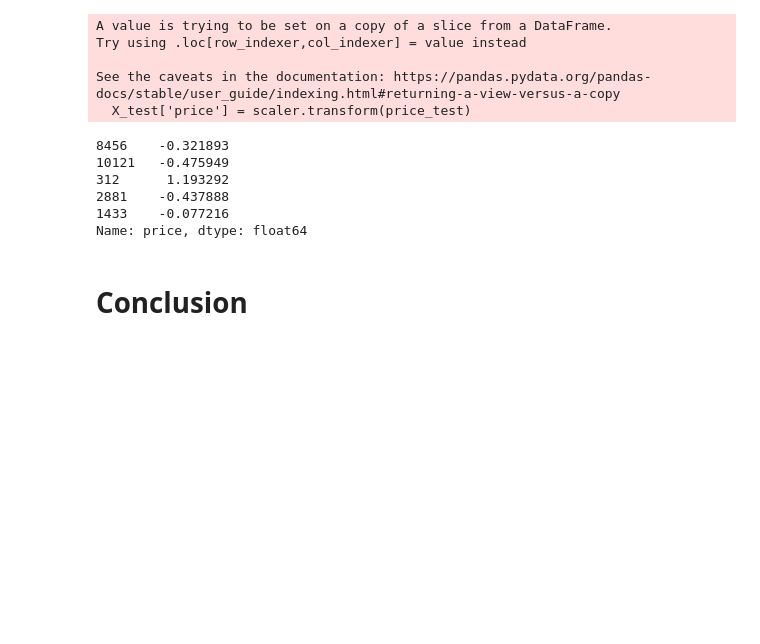
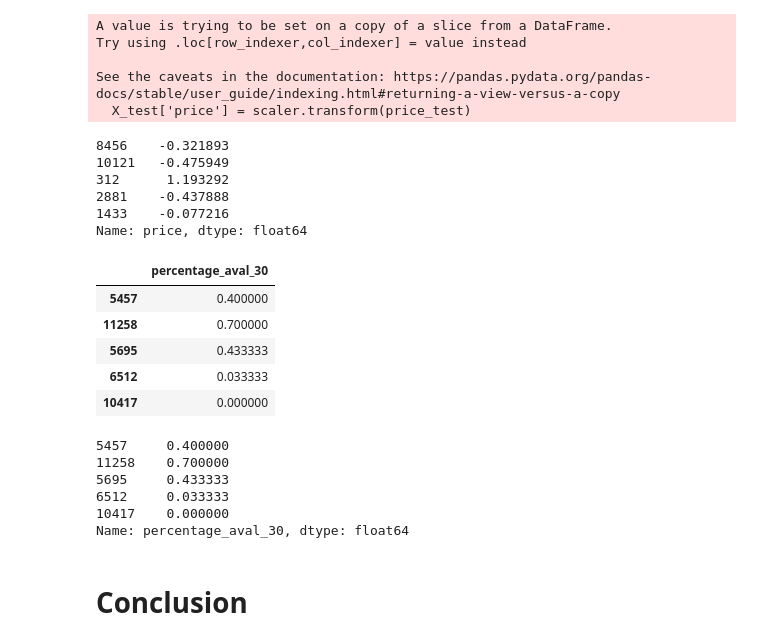
Before and after one commit to mgfos207/Springboard, a Jupyter notebook: Module 16/16.3/preprocessing.ipynb, the cells around one changed output. Cells and saved outputs as stored; diff of their text form; code cells hidden in the pictures; blank space fills up the shorter version.

```diff
--- a/Module 16/16.3/preprocessing.ipynb
+++ b/Module 16/16.3/preprocessing.ipynb
@@ -399,3 +539,8 @@ min          0.000000
 75%        361.000000
 max      20000.000000
 Name: price, dtype: float64
+# %%
+df_dummy.drop(columns=['availability_30'], inplace=True)
+# %%
+#Drop unneccessary columns
+df_dummy.drop(columns=['bathrooms_text', 'description', 'host_about', 'host_acceptance_rate', 'host_location', 'host_name', 'host_neighbourhood', 'host_response_time', 'host_response_rate', 'host_since', 'last_review', 'name', 'neighborhood_overview', 'neighbourhood_cleansed', 'room_type'], inplace=True)
@@ -402,3 +550,3 @@ Name: price, dtype: float64
 # %%
-X = df_dummy.loc[:, ~df_dummy.columns.isin(['availability_30'])]
-y = df_dummy['availability_30']
+X = df_dummy.loc[:, ~df_dummy.columns.isin(['percentage_aval_30'])]
+y = df_dummy['percentage_aval_30']
@@ -467,6 +617,26 @@ X_test['price'].head()
 2881    -0.437888
 1433    -0.077216
 Name: price, dtype: float64
+# %%
+y_train = pd.DataFrame(y_train, columns=['percentage_aval_30'])
+# %%
+y_train.head()
+# %% [output]
+|  | percentage_aval_30 |
+| 5457 | 0.400000 |
+| 11258 | 0.700000 |
+| 5695 | 0.433333 |
+| 6512 | 0.033333 |
+| 10417 | 0.000000 |
+# %%
+y_train.head()
+# %% [output]
+5457     0.400000
+11258    0.700000
+5695     0.433333
+6512     0.033333
+10417    0.000000
+Name: percentage_aval_30, dtype: float64
 # %% [markdown]
 # Conclusion
 # %% [markdown]
```
Also changed, not shown: parts of 37 cells of this notebook, 3 other files.
